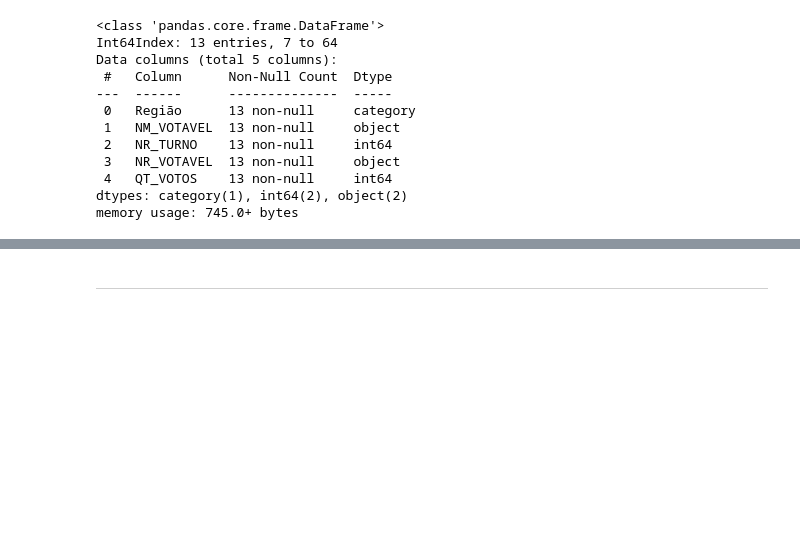
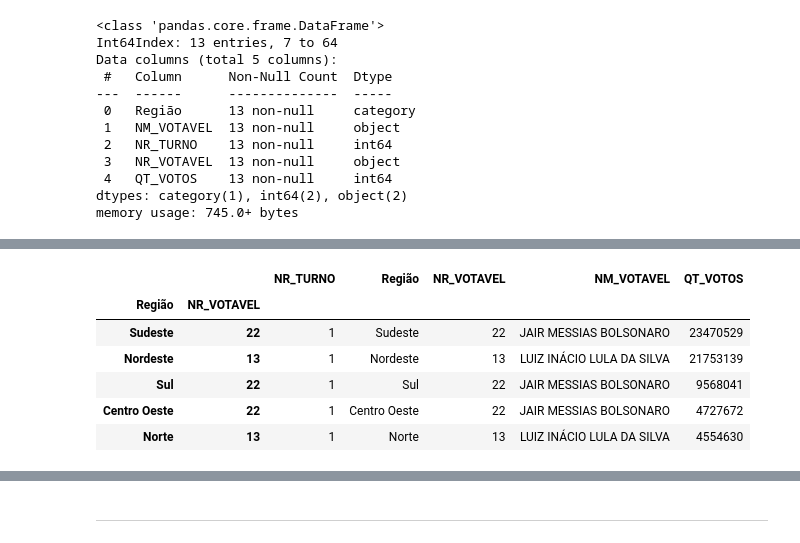
Before and after one commit to kaioribeiro97/Mapa_Da_Eleicoes_2022, a Jupyter notebook: Eleições_2022.ipynb, the cells around one changed output, grey strips where cells are left out. Saved outputs shown, nothing was run; the diff lists cells and outputs as text; code cells hidden in the pictures; blank space fills up the shorter version.

```diff
--- a/Eleições_2022.ipynb
+++ b/Eleições_2022.ipynb
@@ -825,0 +686,10 @@ fig.show()
+# %%
+total_votos_por_Regiao_1_turno
+# %% [output]
+|  |  | NR_TURNO | Região | NR_VOTAVEL | NM_VOTAVEL | QT_VOTOS |
+| Região | NR_VOTAVEL |  |  |  |  |  |
+| Sudeste | 22 | 1 | Sudeste | 22 | JAIR MESSIAS BOLSONARO | 23470529 |
+| Nordeste | 13 | 1 | Nordeste | 13 | LUIZ INÁCIO LULA DA SILVA | 21753139 |
+| Sul | 22 | 1 | Sul | 22 | JAIR MESSIAS BOLSONARO | 9568041 |
+| Centro Oeste | 22 | 1 | Centro Oeste | 22 | JAIR MESSIAS BOLSONARO | 4727672 |
+| Norte | 13 | 1 | Norte | 13 | LUIZ INÁCIO LULA DA SILVA | 4554630 |
```
Also changed, not shown: parts of 59 cells of this notebook.
